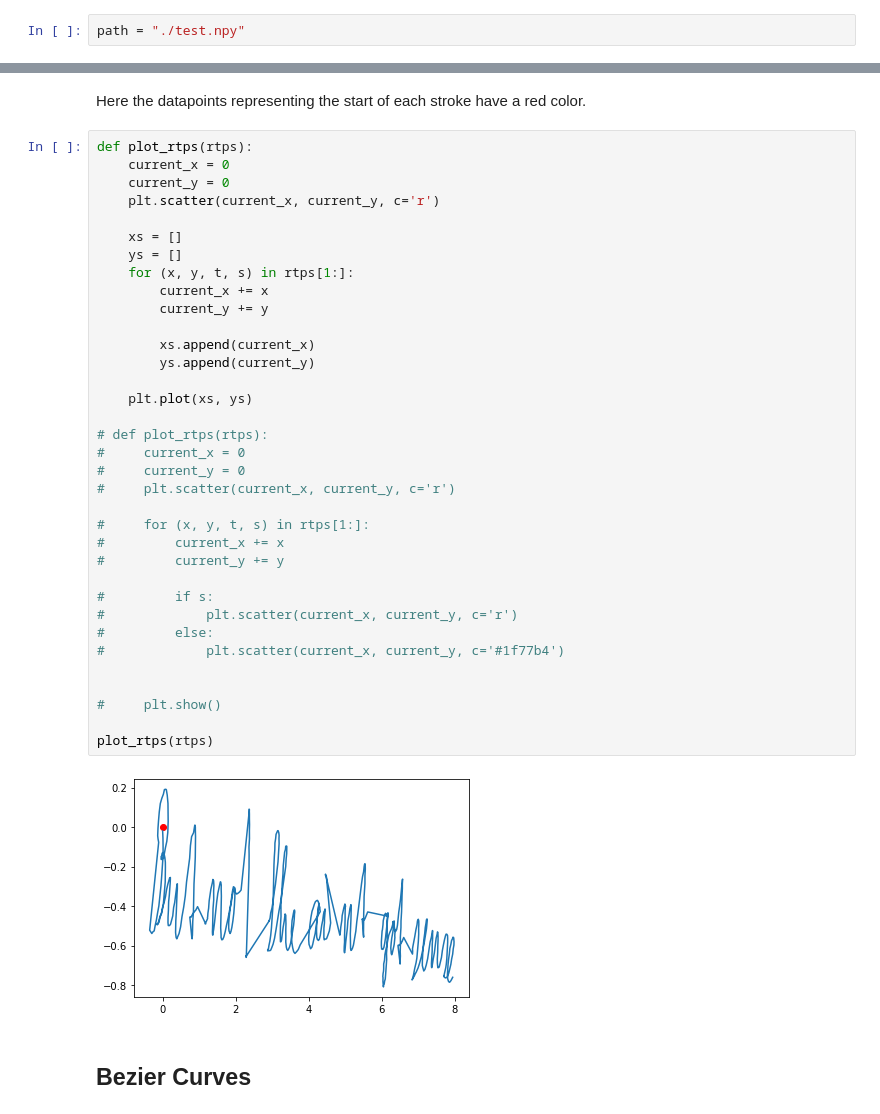
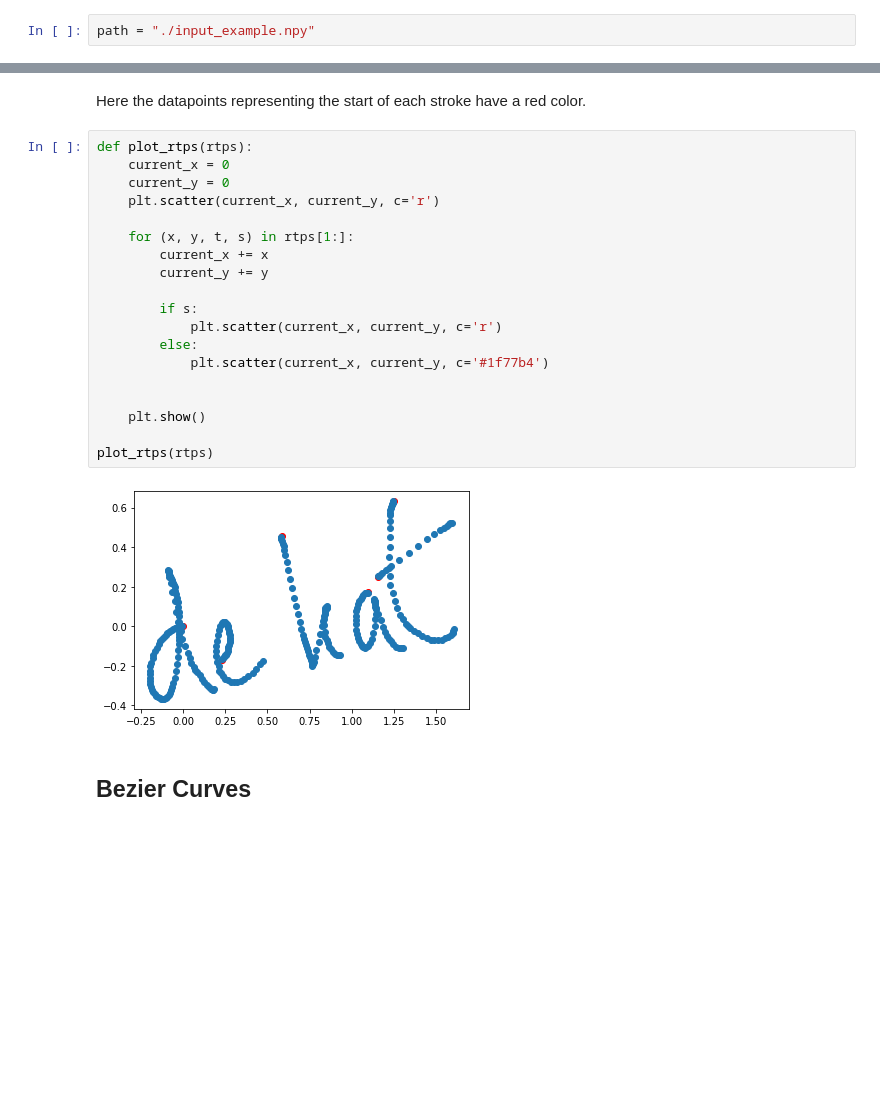
Before and after one commit to Redjeepkaiser/AutoWrite, a Jupyter notebook: src/notebooks/Input Representation.ipynb, the cells around one changed output, grey strips where cells are left out. Saved outputs shown, nothing was run; the diff lists cells and outputs as text; blank space fills up the shorter version.

```diff
--- a/src/notebooks/Input Representation.ipynb
+++ b/src/notebooks/Input Representation.ipynb
@@ -9,7 +9,7 @@ In this project we improve handwriting. Initial representation of handwriting is
 # %% [markdown]
 The data we will be using as an example is stored in a csv file. In this case we will use the file to which the program AutoWrite writes it output.
 # %%
-path = "./test.npy"
+path = "./input_example.npy"
 # %% [markdown]
 Next we will retrieve this data using numpy which will will also use for the rest of our data manipulation.
 # %%
@@ -214,40 +232,24 @@ Here the datapoints representing the start of each stroke have a red color.
 # %%
 def plot_rtps(rtps):
     current_x = 0
     current_y = 0
     plt.scatter(current_x, current_y, c='r')
 
-    xs = []
-    ys = []
     for (x, y, t, s) in rtps[1:]:
         current_x += x
         current_y += y
 
-        xs.append(current_x)
-        ys.append(current_y)
-
-    plt.plot(xs, ys)
-
-# def plot_rtps(rtps):
-#     current_x = 0
-#     current_y = 0
-#     plt.scatter(current_x, current_y, c='r')
-
-#     for (x, y, t, s) in rtps[1:]:
-#         current_x += x
-#         current_y += y
-
-#         if s:
-#             plt.scatter(current_x, current_y, c='r')
-#         else:
-#             plt.scatter(current_x, current_y, c='#1f77b4')
+        if s:
+            plt.scatter(current_x, current_y, c='r')
+        else:
+            plt.scatter(current_x, current_y, c='#1f77b4')
 
 
-#     plt.show()
+    plt.show()
 
 plot_rtps(rtps)
 # %% [output]
-[figure, old version]
+[figure, new version]
 # %% [markdown]
 ## Bezier Curves
 # %% [markdown]
```
Also changed, not shown: parts of 20 cells of this notebook, 10 other files.
